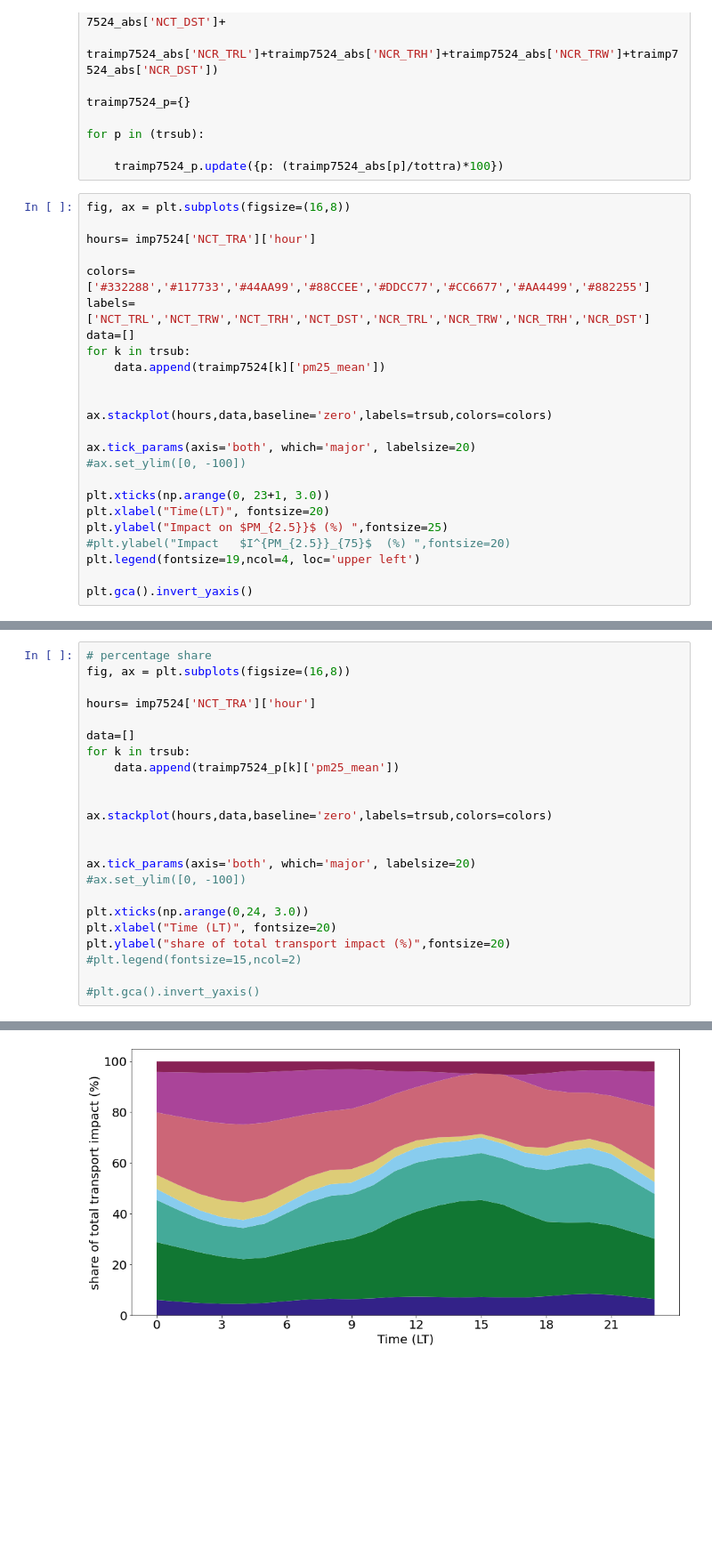
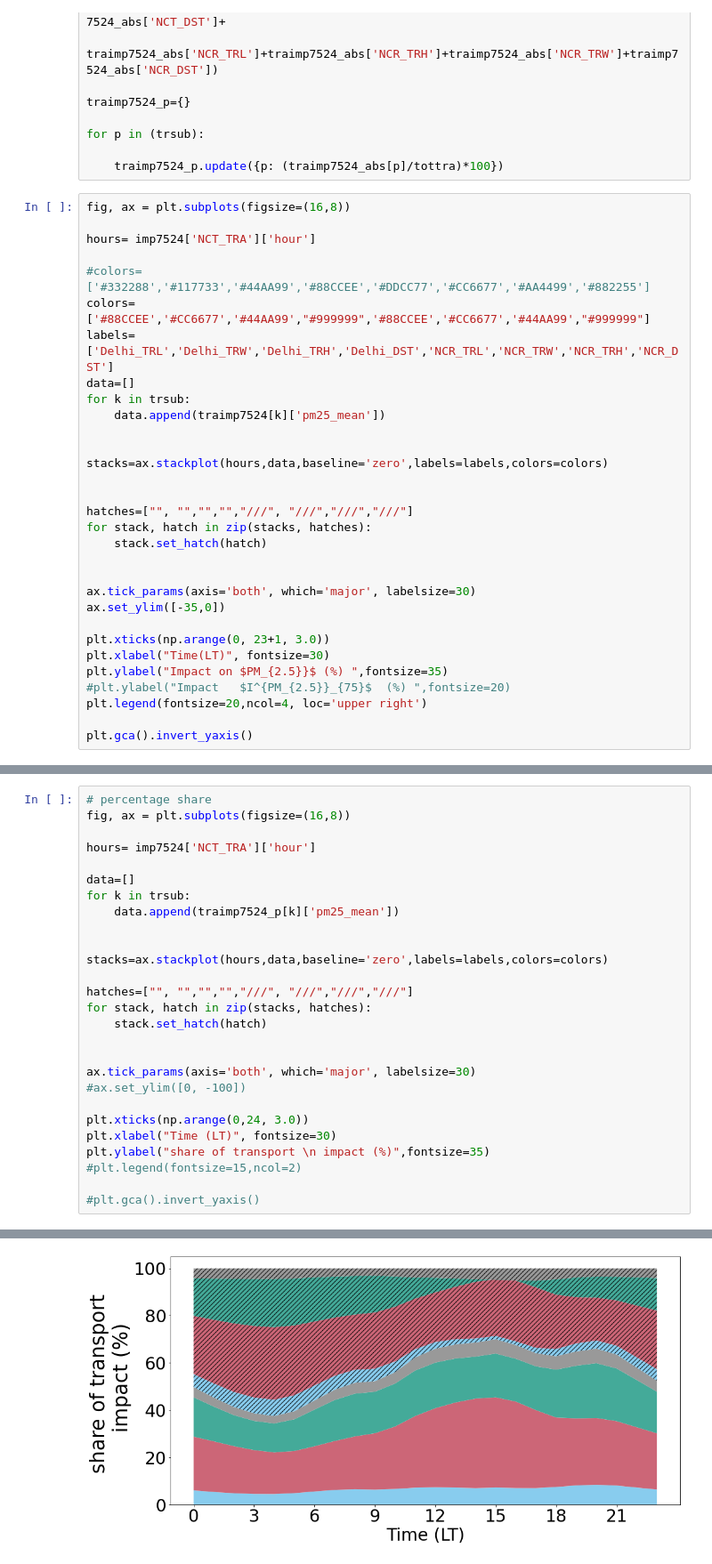
Before and after one commit to catemgn/delhi_post_tra, a Jupyter notebook: analysis/impacts/impacts_analysis_PM25.ipynb, the cells around one changed output, grey strips where cells are left out. Shown at 89% size. Drawn from its saved outputs; the diff is of its cells as text; blank space fills up the shorter version.

```diff
--- a/analysis/impacts/impacts_analysis_PM25.ipynb
+++ b/analysis/impacts/impacts_analysis_PM25.ipynb
@@ -535,23 +595,30 @@ fig, ax = plt.subplots(figsize=(16,8))
 
 hours= imp7524['NCT_TRA']['hour']
 
-colors=['#332288','#117733','#44AA99','#88CCEE','#DDCC77','#CC6677','#AA4499','#882255']
-labels=['NCT_TRL','NCT_TRW','NCT_TRH','NCT_DST','NCR_TRL','NCR_TRW','NCR_TRH','NCR_DST']
+#colors=['#332288','#117733','#44AA99','#88CCEE','#DDCC77','#CC6677','#AA4499','#882255']
+colors=['#88CCEE','#CC6677','#44AA99',"#999999",'#88CCEE','#CC6677','#44AA99',"#999999"]
+labels=['Delhi_TRL','Delhi_TRW','Delhi_TRH','Delhi_DST','NCR_TRL','NCR_TRW','NCR_TRH','NCR_DST']
 data=[]
 for k in trsub:
     data.append(traimp7524[k]['pm25_mean'])
 
 
-ax.stackplot(hours,data,baseline='zero',labels=trsub,colors=colors)
+stacks=ax.stackplot(hours,data,baseline='zero',labels=labels,colors=colors)
 
-ax.tick_params(axis='both', which='major', labelsize=20)
-#ax.set_ylim([0, -100])
+
+hatches=["", "","","","///", "///","///","///"]
+for stack, hatch in zip(stacks, hatches):
+    stack.set_hatch(hatch)
+
+
+ax.tick_params(axis='both', which='major', labelsize=30)
+ax.set_ylim([-35,0])
 
 plt.xticks(np.arange(0, 23+1, 3.0))
-plt.xlabel("Time(LT)", fontsize=20)
-plt.ylabel("Impact on $PM_{2.5}}$ (%) ",fontsize=25)
+plt.xlabel("Time(LT)", fontsize=30)
+plt.ylabel("Impact on $PM_{2.5}}$ (%) ",fontsize=35)
 #plt.ylabel("Impact   $I^{PM_{2.5}}_{75}$  (%) ",fontsize=20)
-plt.legend(fontsize=19,ncol=4, loc='upper left')
+plt.legend(fontsize=20,ncol=4, loc='upper right')
 
 plt.gca().invert_yaxis()
 # %% [output]
@@ -569,15 +636,19 @@ for k in trsub:
     data.append(traimp7524_p[k]['pm25_mean'])
 
 
-ax.stackplot(hours,data,baseline='zero',labels=trsub,colors=colors)
+stacks=ax.stackplot(hours,data,baseline='zero',labels=labels,colors=colors)
+
+hatches=["", "","","","///", "///","///","///"]
+for stack, hatch in zip(stacks, hatches):
+    stack.set_hatch(hatch)
 
 
-ax.tick_params(axis='both', which='major', labelsize=20)
+ax.tick_params(axis='both', which='major', labelsize=30)
 #ax.set_ylim([0, -100])
 
 plt.xticks(np.arange(0,24, 3.0))
-plt.xlabel("Time (LT)", fontsize=20)
-plt.ylabel("share of total transport impact (%)",fontsize=20)
+plt.xlabel("Time (LT)", fontsize=30)
+plt.ylabel("share of transport \n impact (%)",fontsize=35)
 #plt.legend(fontsize=15,ncol=2)
 
 #plt.gca().invert_yaxis()
@@ -586,2 +657,2 @@ Text(0, 0.5, 'share of total transport impact (%)')
-[figure, old version]
+[figure, new version]
 # %%
```
Also changed, not shown: parts of 23 cells of this notebook, 13 other files.
